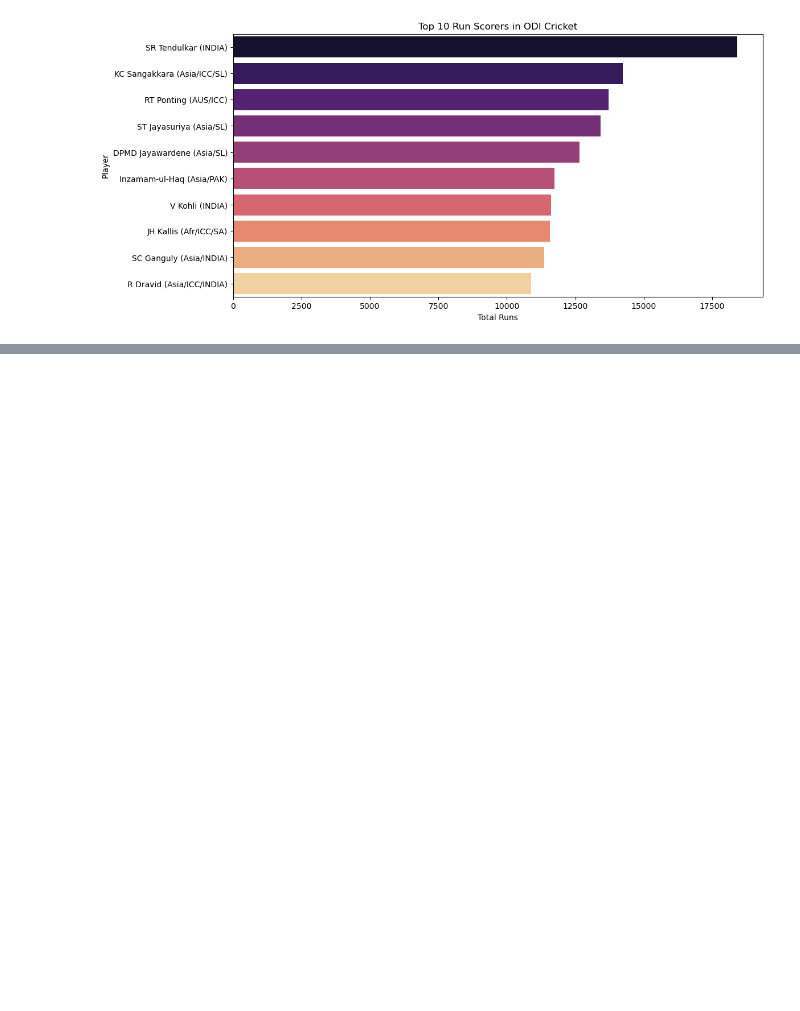
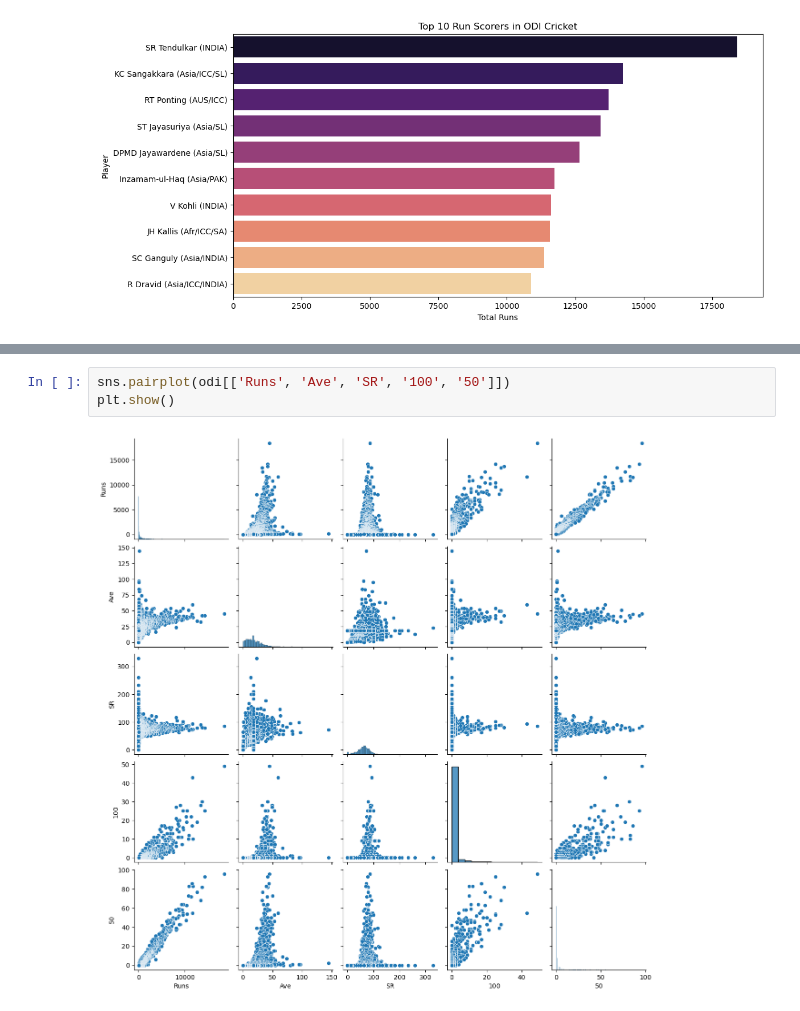
Before and after one commit to Sagar-S-R/ODIdataAnalysis, a Jupyter notebook: cricketScoresAnalysis.ipynb, the cells around one changed output, grey strips where cells are left out. Saved outputs shown, nothing was run; the diff lists cells and outputs as text; blank space fills up the shorter version.

```diff
--- a/cricketScoresAnalysis.ipynb
+++ b/cricketScoresAnalysis.ipynb
@@ -79,0 +80,5 @@ ValueError: could not convert string to float: 'SR Tendulkar (INDIA)'
+# %%
+sns.pairplot(odi[['Runs', 'Ave', 'SR', '100', '50']])
+plt.show()
+# %% [output]
+[figure, added]
```
Also changed, not shown: parts of 4 cells of this notebook.
